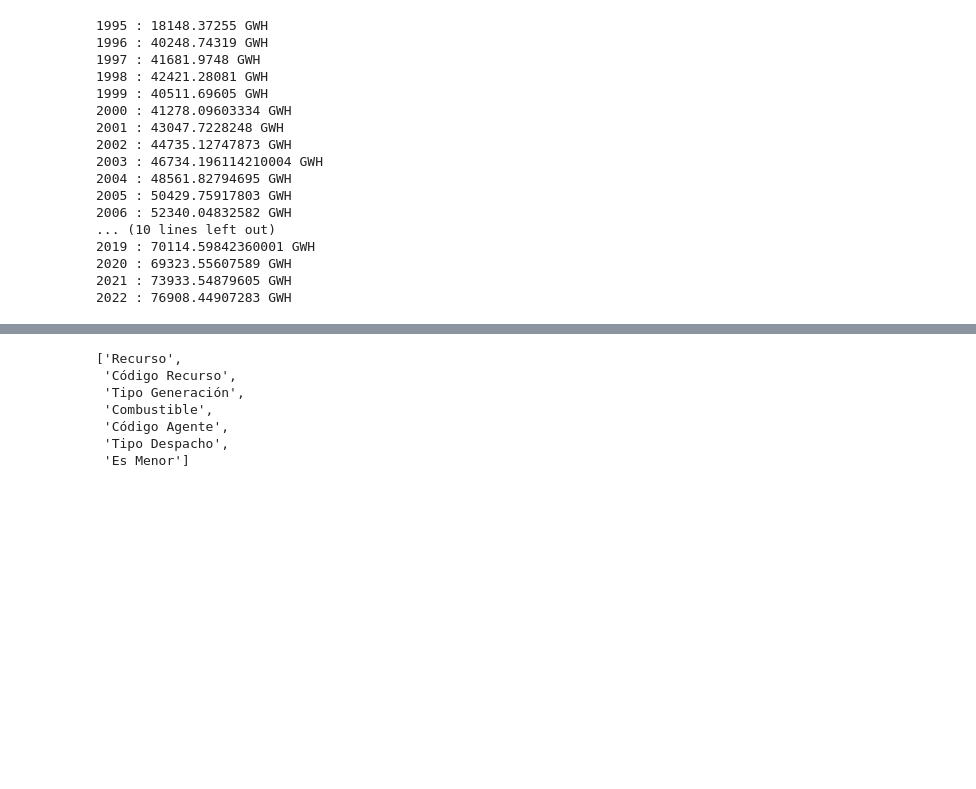
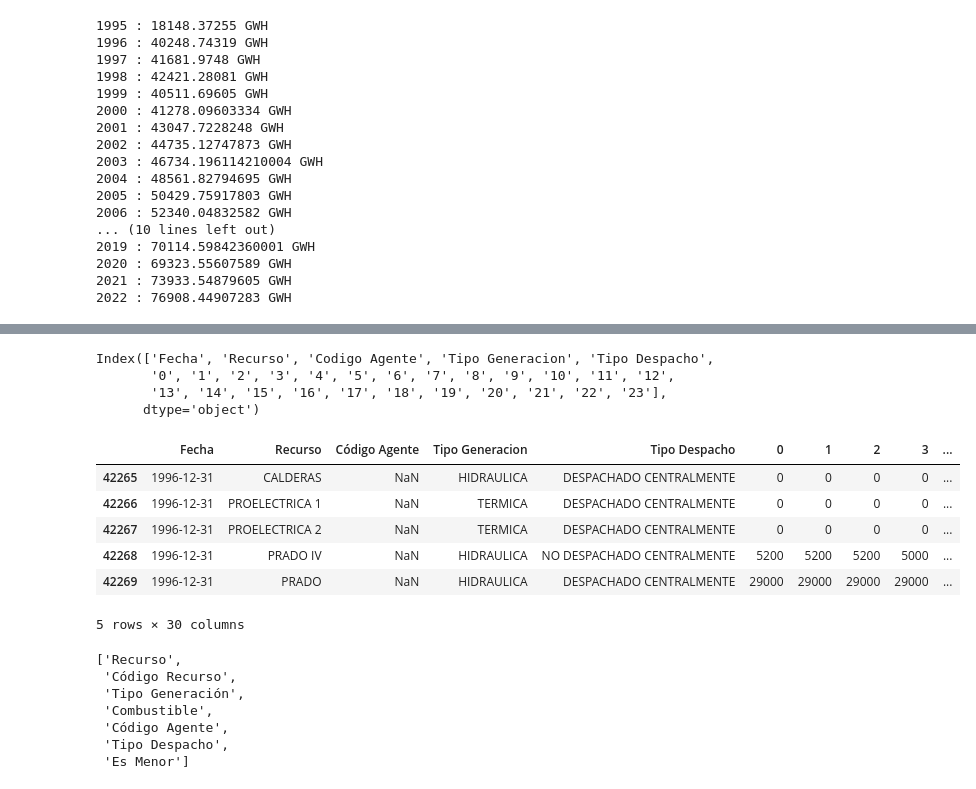
Before and after one commit to Mateoferrnandez/Projects, a Jupyter notebook: Personal Projects/Generacion electrica en Colombia/Dtacleaning.ipynb, the cells around one changed output, grey strips where cells are left out. Drawn from its saved outputs; the diff is of its cells as text; code cells hidden in the pictures; blank space fills up the shorter version.

```diff
--- a/Personal Projects/Generacion electrica en Colombia/Dtacleaning.ipynb
+++ b/Personal Projects/Generacion electrica en Colombia/Dtacleaning.ipynb
@@ -145,0 +153,5 @@ for dataframe in range(len(modified_dataframes)):
+# %%
+comonn= []
+for i in dataframes1[0].columns:
+    if i in dataframes1[1].columns.astype(str):
+        comonn.append(i)
@@ -146,3 +176,27 @@ for dataframe in range(len(modified_dataframes)):
+# %%
+keys=dataframes1[1].columns.tolist()
+values=dataframes1[1].columns.astype(str).tolist()
+dic=dict(zip(keys,values))
+dic
+prueba=dataframes1[1]
+prueba.rename(columns=dic,inplace=True)
+prueba.columns
+# %% [output]
+Index(['Fecha', 'Recurso', 'Codigo Agente', 'Tipo Generacion', 'Tipo Despacho',
+       '0', '1', '2', '3', '4', '5', '6', '7', '8', '9', '10', '11', '12',
+       '13', '14', '15', '16', '17', '18', '19', '20', '21', '22', '23'],
+      dtype='object')
+# %%
+merge=dataframes1[0].merge(prueba,how="outer",on=comonn)
+merge.tail()
+# %% [output]
+|  | Fecha | Recurso | Código Agente | Tipo Generacion | Tipo Despacho | 0 | 1 | 2 | 3 | ... |
+| 42265 | 1996-12-31 | CALDERAS | NaN | HIDRAULICA | DESPACHADO CENTRALMENTE | 0 | 0 | 0 | 0 | ... |
+| 42266 | 1996-12-31 | PROELECTRICA 1 | NaN | TERMICA | DESPACHADO CENTRALMENTE | 0 | 0 | 0 | 0 | ... |
+| 42267 | 1996-12-31 | PROELECTRICA 2 | NaN | TERMICA | DESPACHADO CENTRALMENTE | 0 | 0 | 0 | 0 | ... |
+| 42268 | 1996-12-31 | PRADO IV | NaN | HIDRAULICA | NO DESPACHADO CENTRALMENTE | 5200 | 5200 | 5200 | 5000 | ... |
+| 42269 | 1996-12-31 | PRADO | NaN | HIDRAULICA | DESPACHADO CENTRALMENTE | 29000 | 29000 | 29000 | 29000 | ... |
+5 rows × 30 columns
 # %%
 prueba=dataframes1[25]
 if "Version" in prueba.columns:
```
Also changed, not shown: parts of 6 cells of this notebook, 2 other files.
